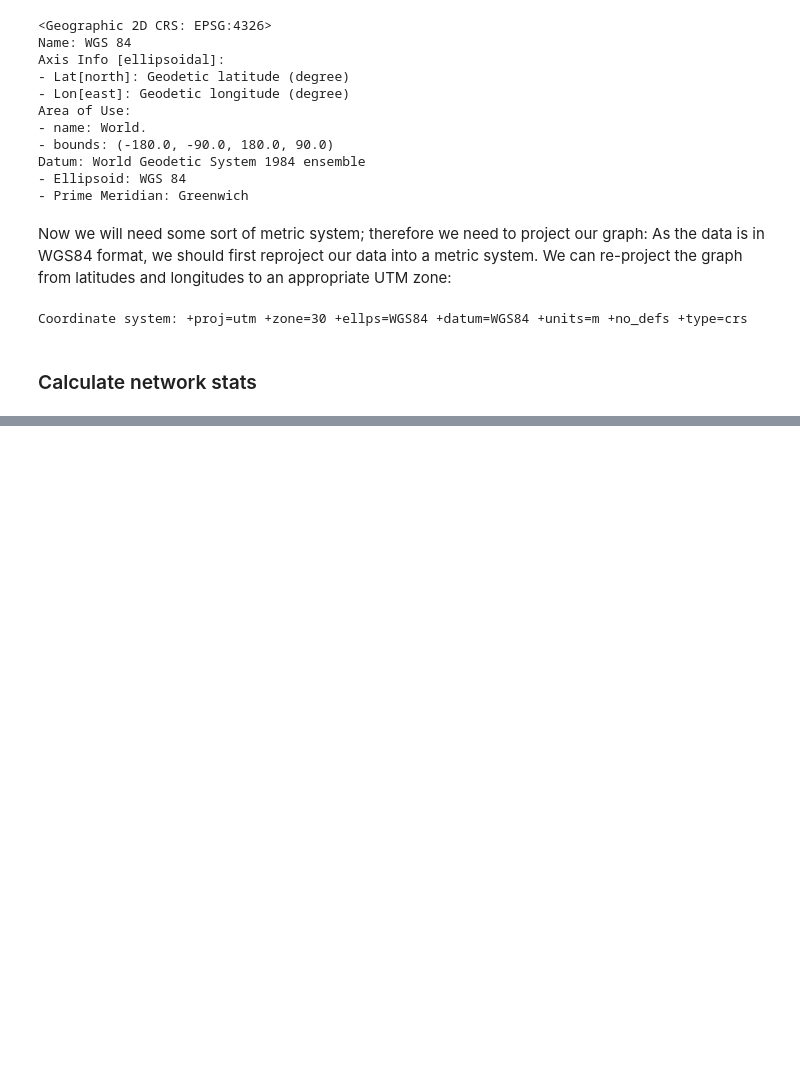
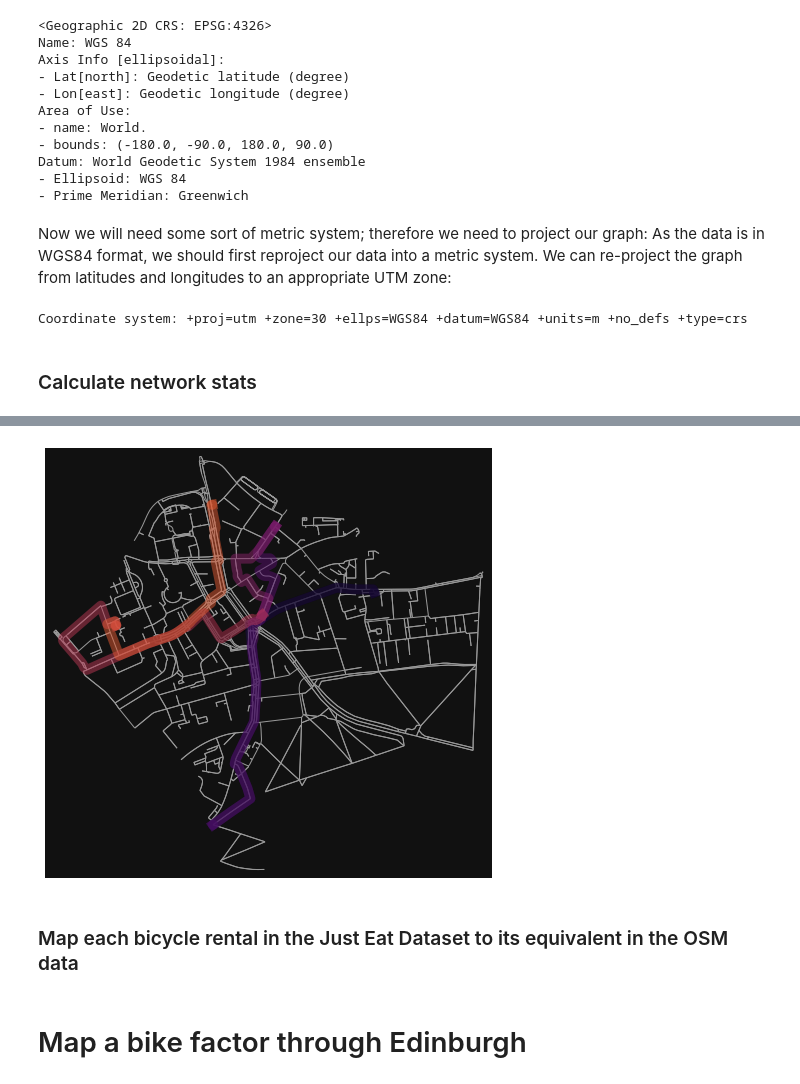
Before and after one commit to EArtiges/Bike_Share_data, a Jupyter notebook: Get_OSM_Data.ipynb, the cells around one changed output, grey strips where cells are left out. Saved outputs shown, nothing was run; the diff lists cells and outputs as text; code cells hidden in the pictures; blank space fills up the shorter version.

```diff
--- a/Get_OSM_Data.ipynb
+++ b/Get_OSM_Data.ipynb
@@ -457,0 +391,29 @@ for i in range(3):
+# %%
+# Precious help from: https://stackoverflow.com/questions/25408393/getting-individual-colors-from-a-color-map-in-matplotlib
+import matplotlib
+cmap = matplotlib.cm.get_cmap('inferno')
+
+routes=[]
+rc=[]
+i=0
+for p1, p2 in zip(bike_stations_proj.geometry.values, bike_stations_proj.geometry.values.shift()):
+
+    if p2 is None: continue
+
+    orig_node = ox.distance.nearest_nodes(graph_proj, *p1.xy)
+    target_node = ox.distance.nearest_nodes(graph_proj, *p2.xy)
+
+    routes.append(nx.shortest_path(G=graph_proj,
+                             source=orig_node[0],
+                             target=target_node[0],
+                             weight='length'))
+
+    color = '#%02x%02x%02x' % cmap(i/8, bytes=True)[:-1]
+    rc.append(color)
+    i+=1
+
+fig, ax = ox.plot_graph_routes(graph_proj, routes, route_colors=rc, node_size=0, route_linewidths=10)
+# %% [output]
+[figure, added]
+# %% [markdown]
+### Map each bicycle rental in the Just Eat Dataset to its equivalent in the OSM data
@@ -457,0 +425,2 @@ for i in range(3):
+# %% [markdown]
+# Map a bike factor through Edinburgh
```
Also changed, not shown: parts of 22 cells of this notebook, 3 other files.
